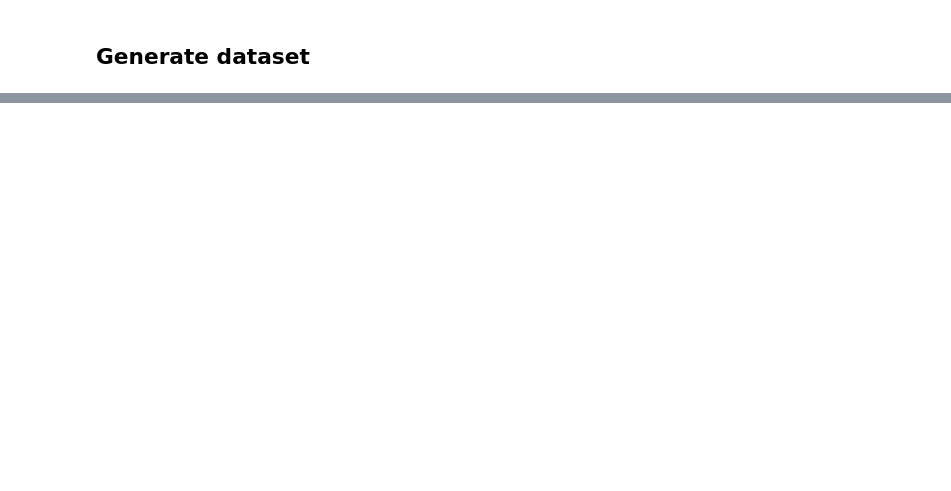
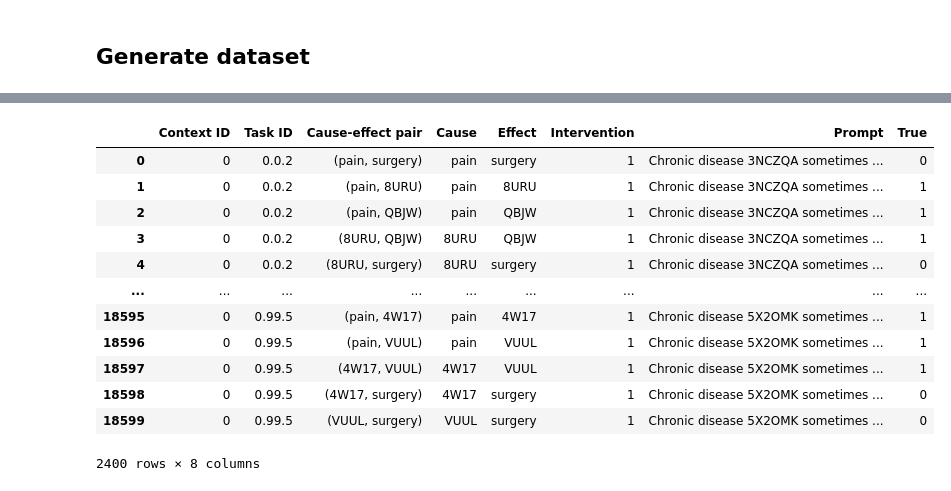
Before and after one commit to jmaasch/compositional_causal_reasoning, a Jupyter notebook: automated_task_generation/clinical_tasks.ipynb, the cells around one changed output, grey strips where cells are left out. Saved outputs shown, nothing was run; the diff lists cells and outputs as text; code cells hidden in the pictures; blank space fills up the shorter version.

```diff
--- a/automated_task_generation/clinical_tasks.ipynb
+++ b/automated_task_generation/clinical_tasks.ipynb
@@ -212,0 +402,16 @@ patient_histories
+# %%
+df_test_1
+# %% [output]
+|  | Context ID | Task ID | Cause-effect pair | Cause | Effect | Intervention | Prompt | True |
+| 0 | 0 | 0.0.2 | (pain, surgery) | pain | surgery | 1 | Chronic disease 3NCZQA sometimes ... | 0 |
+| 1 | 0 | 0.0.2 | (pain, 8URU) | pain | 8URU | 1 | Chronic disease 3NCZQA sometimes ... | 1 |
+| 2 | 0 | 0.0.2 | (pain, QBJW) | pain | QBJW | 1 | Chronic disease 3NCZQA sometimes ... | 1 |
+| 3 | 0 | 0.0.2 | (8URU, QBJW) | 8URU | QBJW | 1 | Chronic disease 3NCZQA sometimes ... | 1 |
+| 4 | 0 | 0.0.2 | (8URU, surgery) | 8URU | surgery | 1 | Chronic disease 3NCZQA sometimes ... | 0 |
+| ... | ... | ... | ... | ... | ... | ... | ... | ... |
+| 18595 | 0 | 0.99.5 | (pain, 4W17) | pain | 4W17 | 1 | Chronic disease 5X2OMK sometimes ... | 1 |
+| 18596 | 0 | 0.99.5 | (pain, VUUL) | pain | VUUL | 1 | Chronic disease 5X2OMK sometimes ... | 1 |
+| 18597 | 0 | 0.99.5 | (4W17, VUUL) | 4W17 | VUUL | 1 | Chronic disease 5X2OMK sometimes ... | 1 |
+| 18598 | 0 | 0.99.5 | (4W17, surgery) | 4W17 | surgery | 1 | Chronic disease 5X2OMK sometimes ... | 0 |
+| 18599 | 0 | 0.99.5 | (VUUL, surgery) | VUUL | surgery | 1 | Chronic disease 5X2OMK sometimes ... | 0 |
+2400 rows × 8 columns
```
Also changed, not shown: parts of 30 cells of this notebook, 2 other files.
